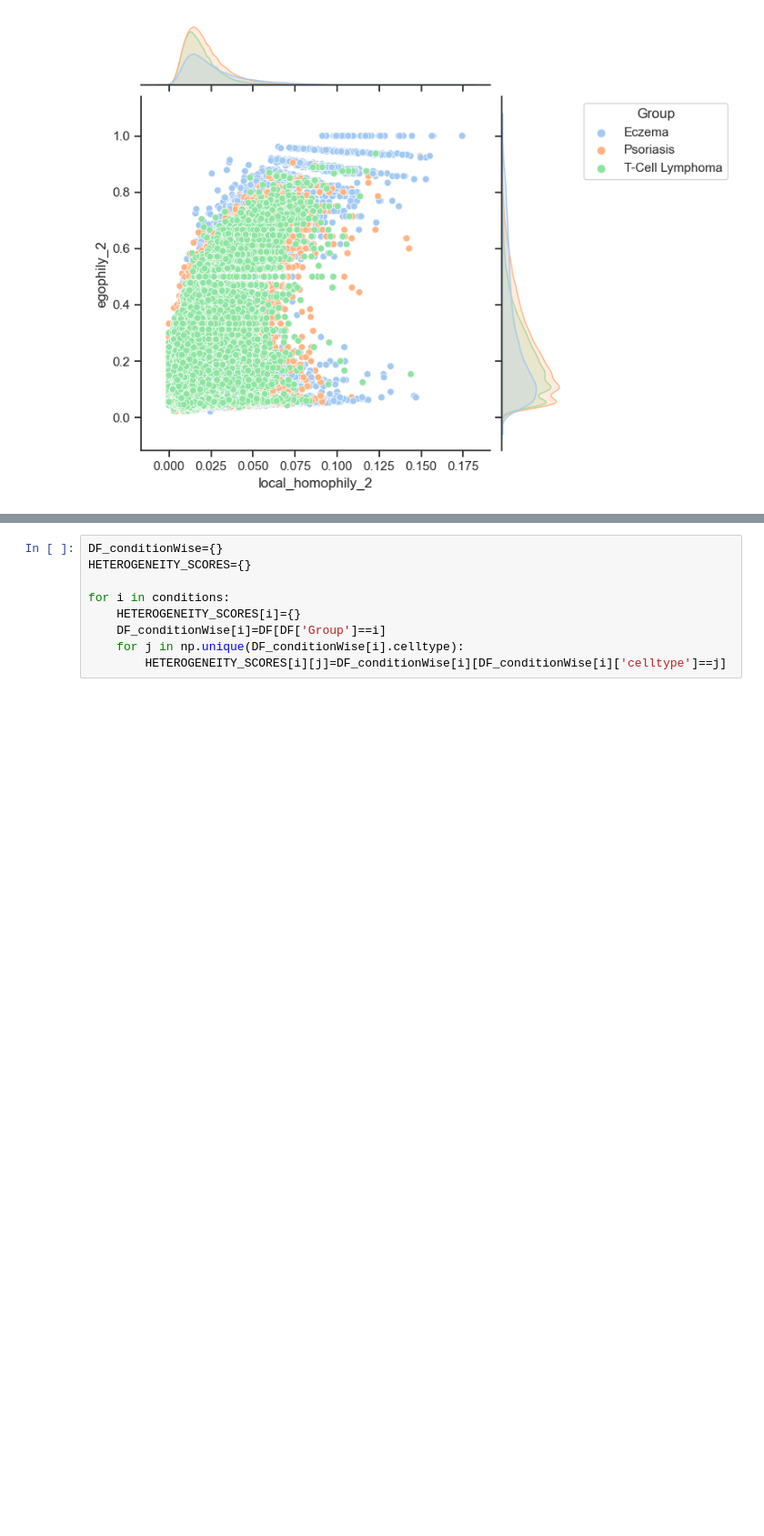
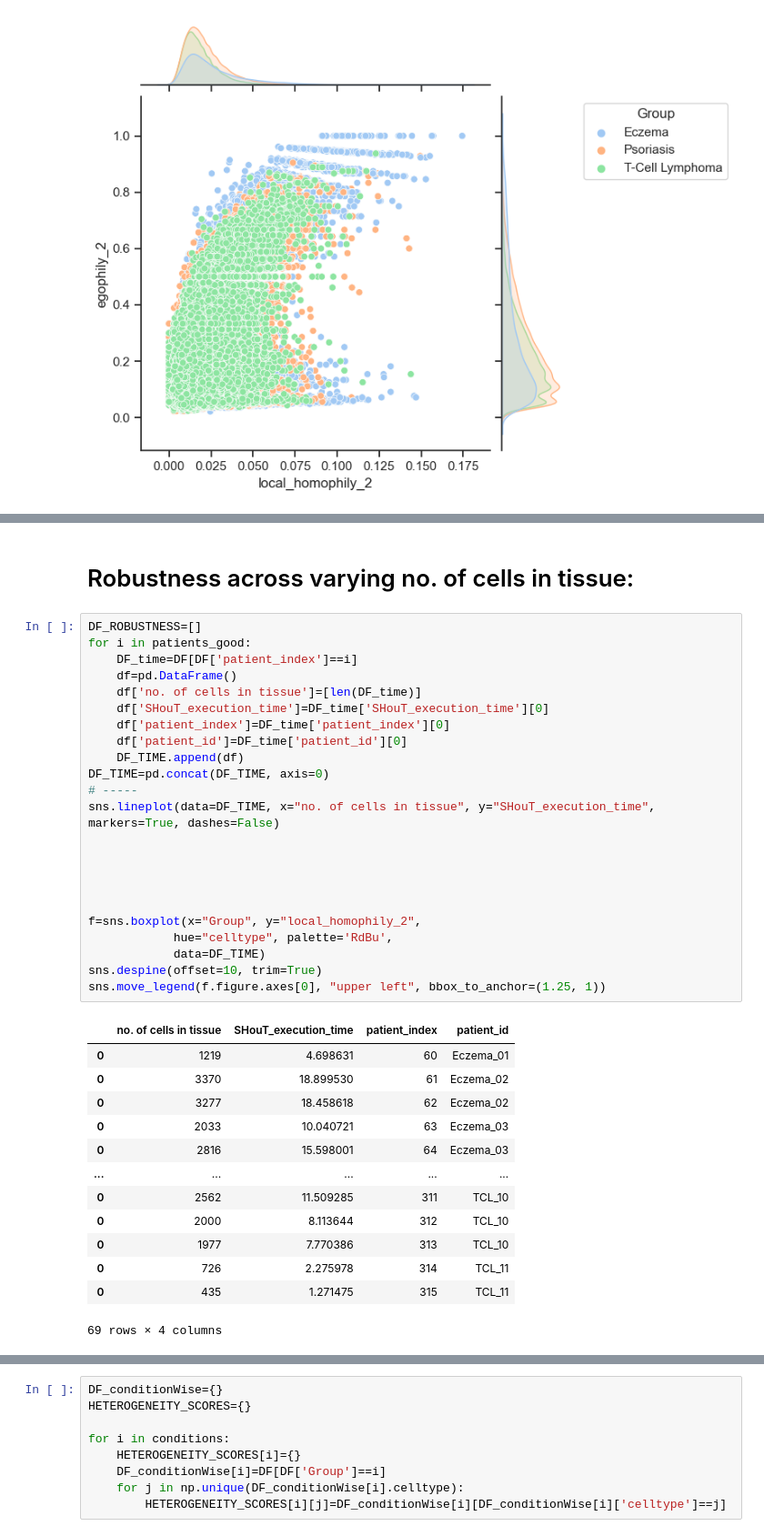
Before and after one commit to bionetslab/SHouT, a Jupyter notebook: MELC_TCL_caseStudy.ipynb, the cells around one changed output, grey strips where cells are left out. Shown at 91% size. Cells and saved outputs as stored; diff of their text form; blank space fills up the shorter version.

```diff
--- a/MELC_TCL_caseStudy.ipynb
+++ b/MELC_TCL_caseStudy.ipynb
@@ -217,0 +230,39 @@ sns.move_legend(f.figure.axes[0], "upper left", bbox_to_anchor=(1.25, 1))
+# %% [markdown]
+# Robustness across varying no. of cells in tissue:
+# %%
+DF_ROBUSTNESS=[]
+for i in patients_good:
+    DF_time=DF[DF['patient_index']==i]
+    df=pd.DataFrame()
+    df['no. of cells in tissue']=[len(DF_time)]
+    df['SHouT_execution_time']=DF_time['SHouT_execution_time'][0]
+    df['patient_index']=DF_time['patient_index'][0]
+    df['patient_id']=DF_time['patient_id'][0]
+    DF_TIME.append(df)
+DF_TIME=pd.concat(DF_TIME, axis=0)
+# -----
+sns.lineplot(data=DF_TIME, x="no. of cells in tissue", y="SHouT_execution_time", markers=True, dashes=False)
+
+
+
+
+
+f=sns.boxplot(x="Group", y="local_homophily_2",
+            hue="celltype", palette='RdBu',
+            data=DF_TIME)
+sns.despine(offset=10, trim=True)
+sns.move_legend(f.figure.axes[0], "upper left", bbox_to_anchor=(1.25, 1))
+# %% [output]
+|  | no. of cells in tissue | SHouT_execution_time | patient_index | patient_id |
+| 0 | 1219 | 4.698631 | 60 | Eczema_01 |
+| 0 | 3370 | 18.899530 | 61 | Eczema_02 |
+| 0 | 3277 | 18.458618 | 62 | Eczema_02 |
+| 0 | 2033 | 10.040721 | 63 | Eczema_03 |
+| 0 | 2816 | 15.598001 | 64 | Eczema_03 |
+| ... | ... | ... | ... | ... |
+| 0 | 2562 | 11.509285 | 311 | TCL_10 |
+| 0 | 2000 | 8.113644 | 312 | TCL_10 |
+| 0 | 1977 | 7.770386 | 313 | TCL_10 |
+| 0 | 726 | 2.275978 | 314 | TCL_11 |
+| 0 | 435 | 1.271475 | 315 | TCL_11 |
+69 rows × 4 columns
```
Also changed, not shown: parts of 13 cells of this notebook, 2 other files.
